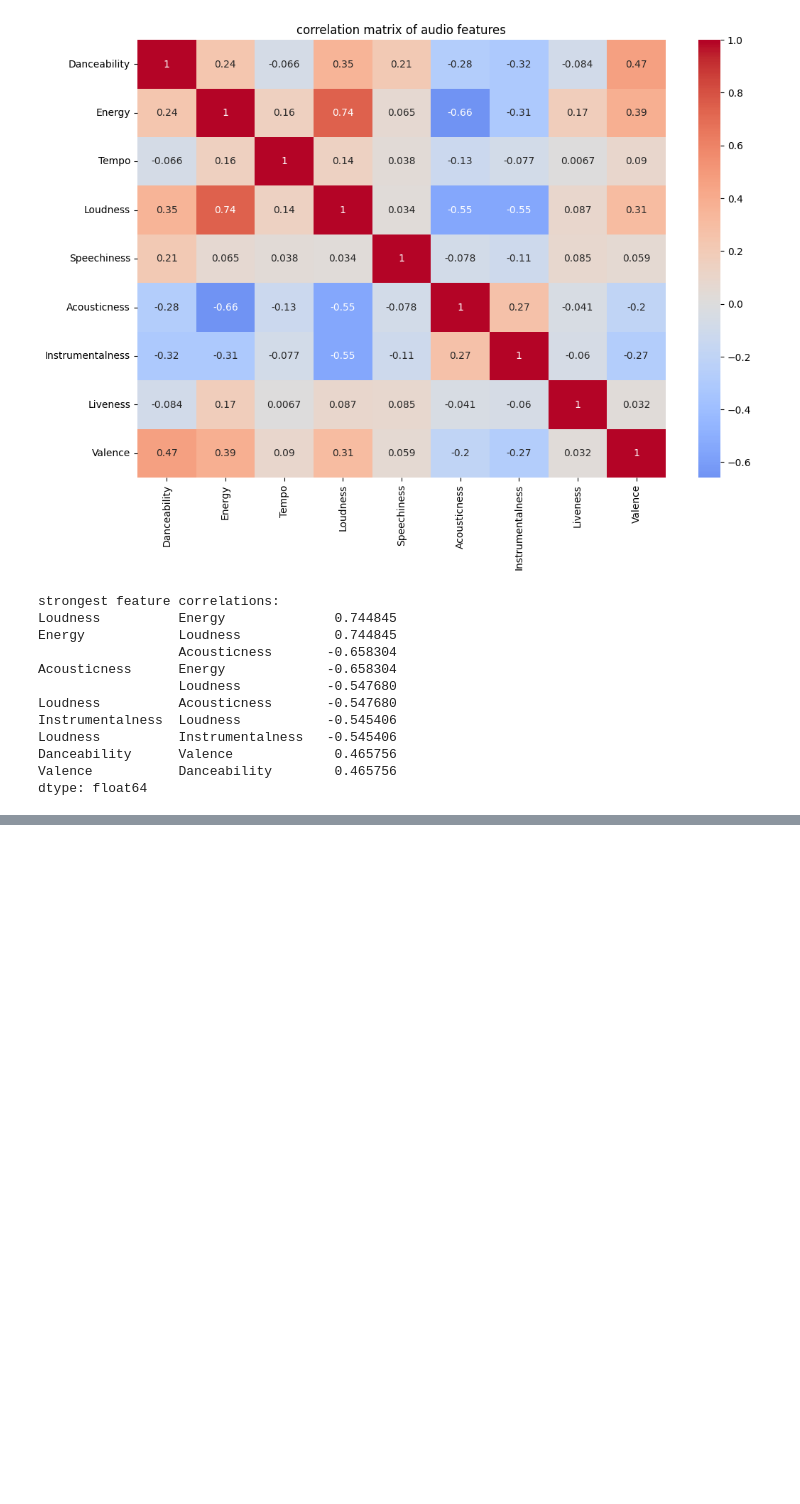
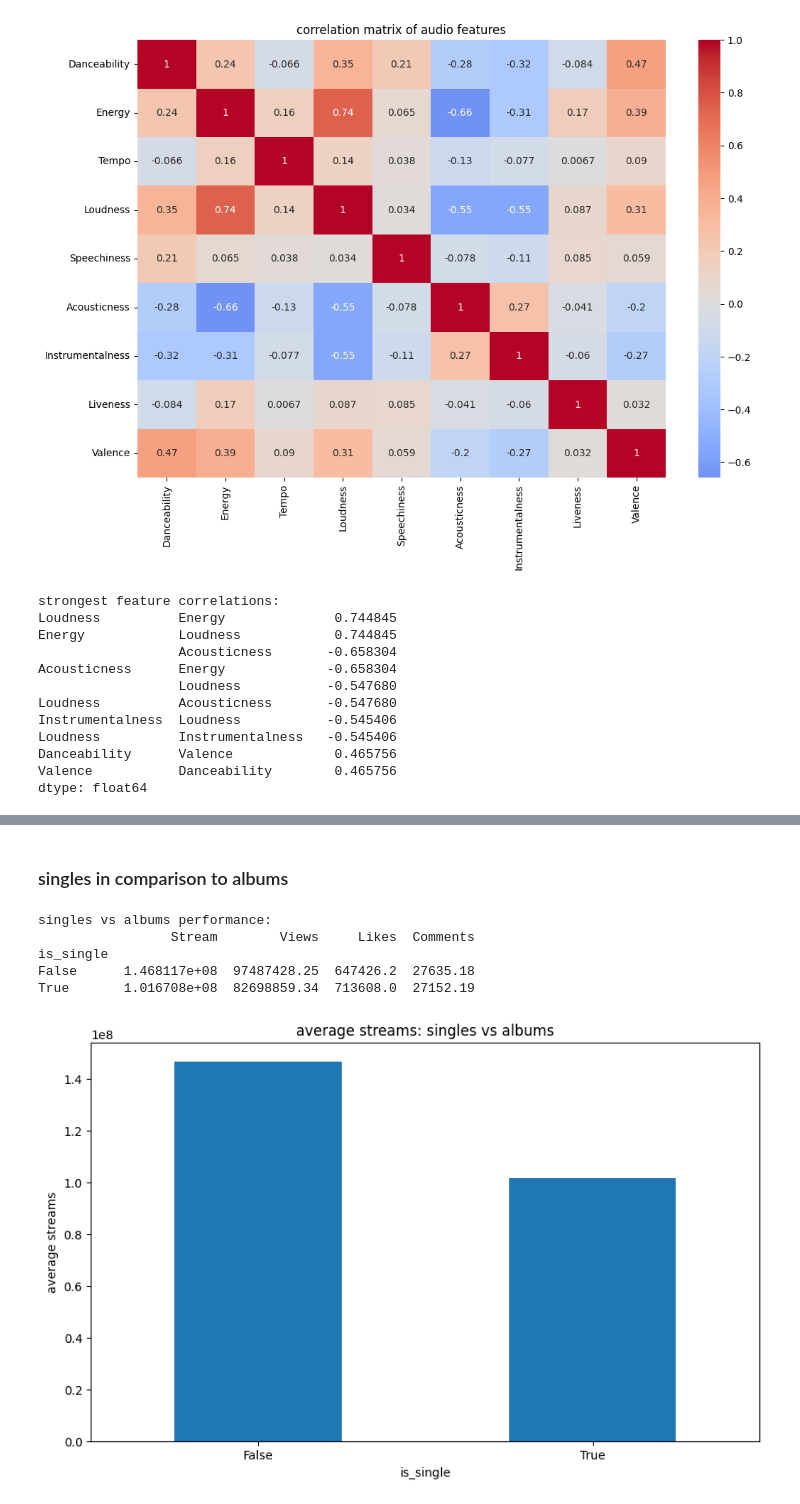
Before and after one commit to BartStolarek/RFF-Hackathon1-EDA, a Jupyter notebook: eda.ipynb, the cells around one changed output, grey strips where cells are left out. Saved outputs shown, nothing was run; the diff lists cells and outputs as text; code cells hidden in the pictures; blank space fills up the shorter version.

```diff
--- a/eda.ipynb
+++ b/eda.ipynb
@@ -269,0 +331,31 @@ dtype: float64
+# %% [markdown]
+### singles in comparison to albums
+# %%
+# singles vs slbum tracks
+spotify_df['is_single'] = spotify_df['Album_type'].str.lower() == 'single'
+
+# performance metrics
+singles_vs_albums = spotify_df.groupby('is_single').agg({
+    'Stream': 'mean',
+    'Views': 'mean',
+    'Likes': 'mean',
+    'Comments': 'mean'
+}).round(2)
+
+print("singles vs albums performance:")
+print(singles_vs_albums)
+
+# visualize the differences
+plt.figure(figsize=(10, 6))
+singles_vs_albums['Stream'].plot(kind='bar')
+plt.title('average streams: singles vs albums')
+plt.ylabel('average streams')
+plt.xticks(rotation=0)
+plt.show()
+# %% [output]
+singles vs albums performance:
+                 Stream        Views     Likes  Comments
+is_single
+False      1.468117e+08  97487428.25  647426.2  27635.18
+True       1.016708e+08  82698859.34  713608.0  27152.19
+[figure, added]
```
Also changed, not shown: parts of 11 cells of this notebook.
